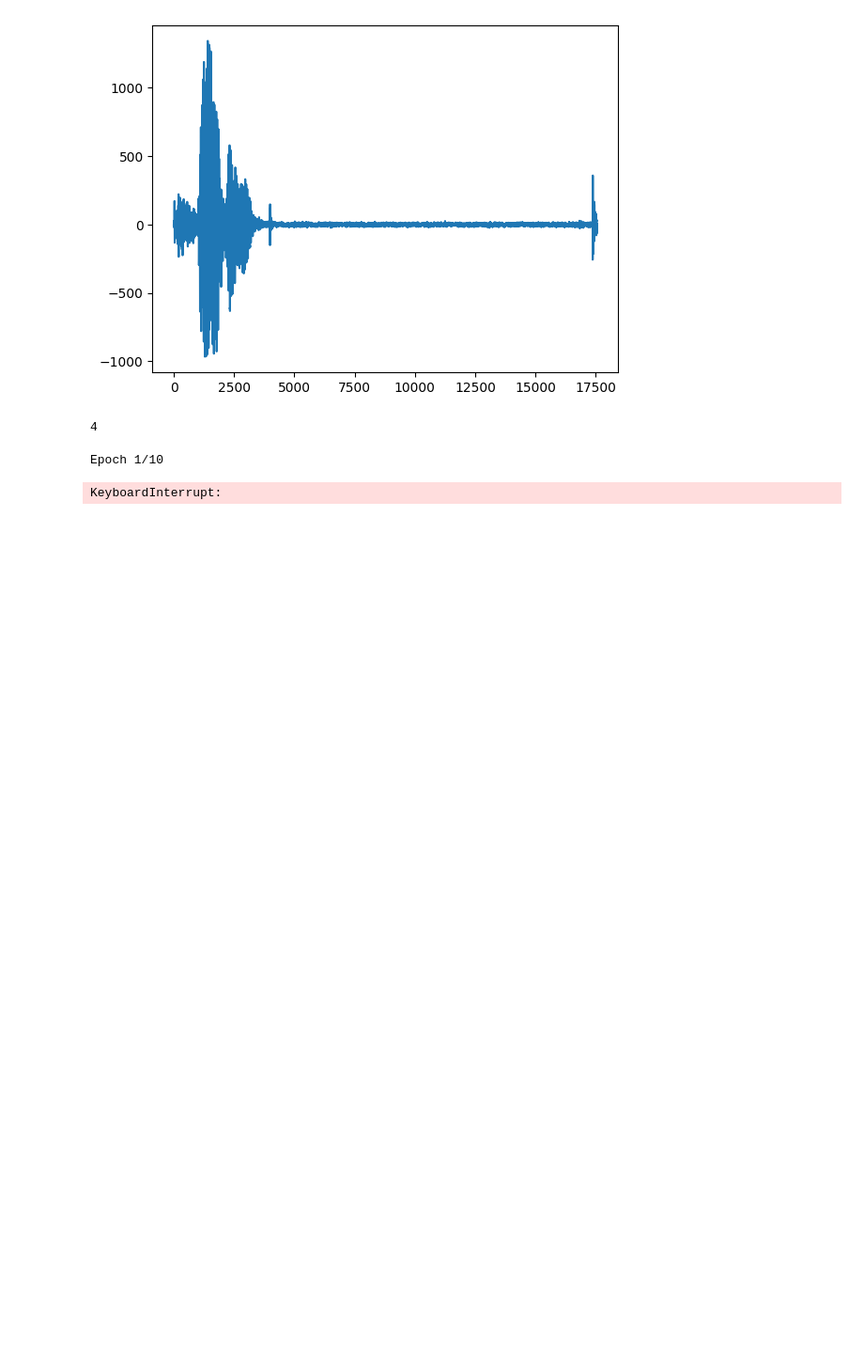
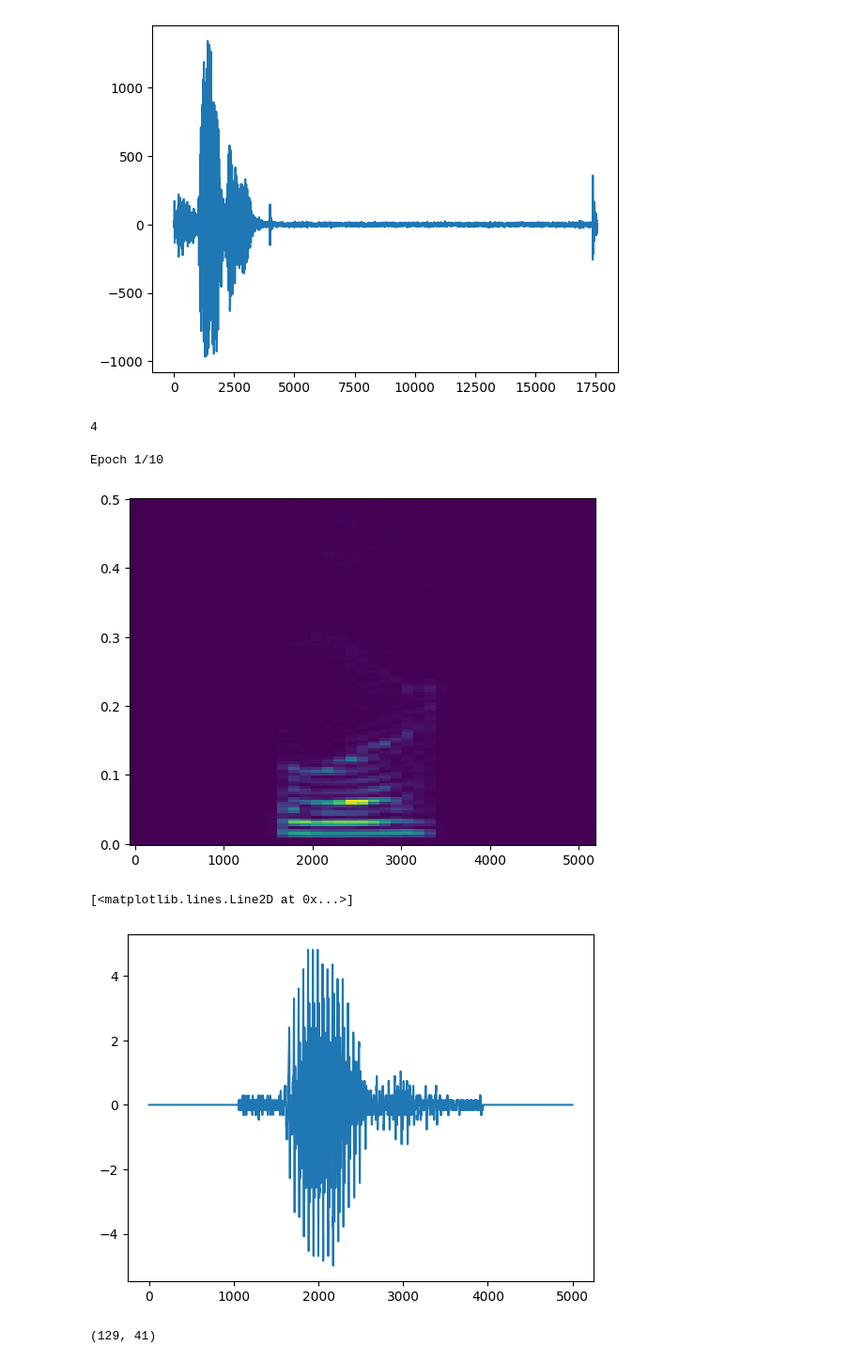
Before and after one commit to smcavoy5/MNIST_audio, a Jupyter notebook: Audio.ipynb, the cells around one changed output. Shown at 94% size. Cells and saved outputs as stored; diff of their text form; code cells hidden in the pictures; blank space fills up the shorter version.

Commit message:
started spectrogram process

```diff
--- a/Audio.ipynb
+++ b/Audio.ipynb
@@ -92,7 +87,14 @@ ds_test_label = to_categorical(np.array(ds_test_label))
 # %%
+# ONLY RUN FOR RAW DATA (IF YOU RUN THIS YOU HAVE TO START OVER)
+# convert data to numpy array
+ds_train_audio = np.array(ds_train_audio)
+ds_test_audio = np.array(ds_test_audio)
+ds_train_label = to_categorical(np.array(ds_train_label))
+ds_test_label = to_categorical(np.array(ds_test_label))
+
 # Audio needs to be of shape (5000, num_of_samples, 1)
-ds_train_audio = ds_train_audio.reshape(ds_train_audio.shape[0], ds_train_audio.shape[1], 1)
-ds_test_audio = ds_test_audio.reshape(ds_test_audio.shape[0], ds_test_audio.shape[1], 1)
+ds_train_audio_input = ds_train_audio.reshape(ds_train_audio.shape[0], ds_train_audio.shape[1], 1)
+ds_test_audio_input = ds_test_audio.reshape(ds_test_audio.shape[0], ds_test_audio.shape[1], 1)
 # %%
 # max_index = np.argmax(list(len(sample) for sample in ds_train_audio))
 # plt.plot(ds_train_audio[max_index])
@@ -127,8 +129,7 @@ model.compile(optimizer='adam',
               loss='categorical_crossentropy',
               metrics=['accuracy'])
 
-history = model.fit(ds_train_audio, ds_train_label, epochs=10, batch_size=32,
-                    validation_data=(ds_test_audio, ds_test_label))
+history = model.fit(ds_train_audio_input, ds_train_label, epochs=10, batch_size=16,
+                    validation_data=(ds_test_audio_input, ds_test_label))
 # %% [output]
 Epoch 1/10
-KeyboardInterrupt:
@@ -137,0 +136,12 @@ KeyboardInterrupt:
+# %%
+# Raw audio data did not perform well
+# So instead we try creating a spectrogram of the data
+
+freq, time, Zxx = sp.signal.stft(ds_train_audio[0])
+plt.pcolormesh(time, freq, np.abs(Zxx))
+plt.show()
+plt.plot(ds_test_audio[0])
+# %% [output]
+[figure, added]
+[<matplotlib.lines.Line2D at 0x...>]
+[figure, added]
@@ -137,0 +160,7 @@ KeyboardInterrupt:
+# %%
+# Why does it have this shape
+print(train_STFT[0].shape)
+
+# From here we can create a 2d CNN
+# %% [output]
+(129, 41)
```
Also changed, not shown: parts of 8 cells of this notebook.
